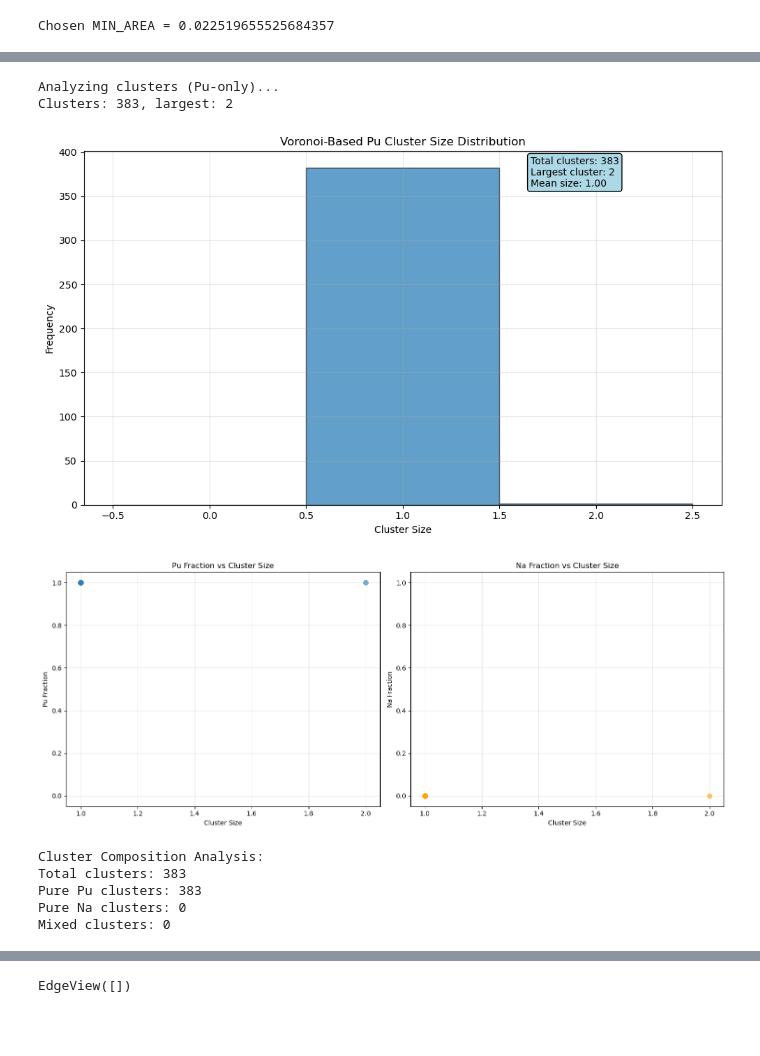
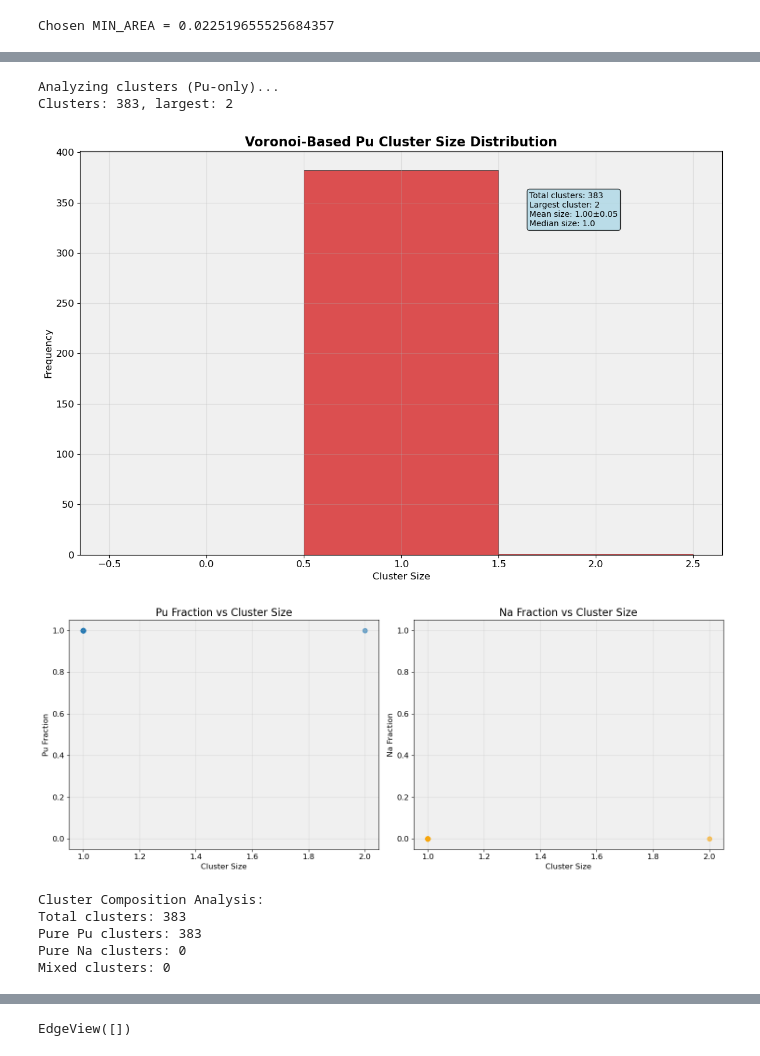
Before and after one commit to Pragalbhv/cluster_analysis, a Jupyter notebook: Pu_cluster_only/voronoi_canon.ipynb, the cells around one changed output, grey strips where cells are left out. Drawn from its saved outputs; the diff is of its cells as text; code cells hidden in the pictures; blank space fills up the shorter version.

```diff
--- a/Pu_cluster_only/voronoi_canon.ipynb
+++ b/Pu_cluster_only/voronoi_canon.ipynb
@@ -143,21 +164,21 @@ Pu-only graph properties: {'num_nodes': 384, 'num_edges': 1, 'density': 1.359878
 # %%
-# Pu-only cluster analysis and plots
+# Pu-only cluster analysis using standardized plotting
 print('Analyzing clusters (Pu-only)...')
 cluster_sizes, cluster_ids, Gc = analyze_voronoi_clusters(sample_atoms, min_area=MIN_AREA, metal_species=METAL_SPECIES)
 print(f'Clusters: {len(cluster_sizes)}, largest: {np.max(cluster_sizes) if len(cluster_sizes) else 0}')
 
 if len(cluster_sizes) > 0:
-    plot_cluster_size_distribution(cluster_sizes, 'Voronoi-Based Pu Cluster Size Distribution')
+    std_plot_cluster_size_distribution(cluster_sizes, 'Voronoi-Based Pu Cluster Size Distribution')
 
 names0 = np.array(sample_atoms.get_chemical_symbols())
 if len(cluster_sizes) > 0:
     _ = plot_cluster_composition_analysis(sample_atoms, cluster_ids, names0)
     plot_3d_cluster_visualization(sample_atoms, cluster_ids, names0, max_clusters=10)
 # %% [output]
 Analyzing clusters (Pu-only)...
 Clusters: 383, largest: 2
-[figure, old version]
+[figure, new version]
-[figure, old version]
+[figure, new version]
 Cluster Composition Analysis:
 Total clusters: 383
 Pure Pu clusters: 383
```
Also changed, not shown: parts of 14 cells of this notebook, 12 other files.
